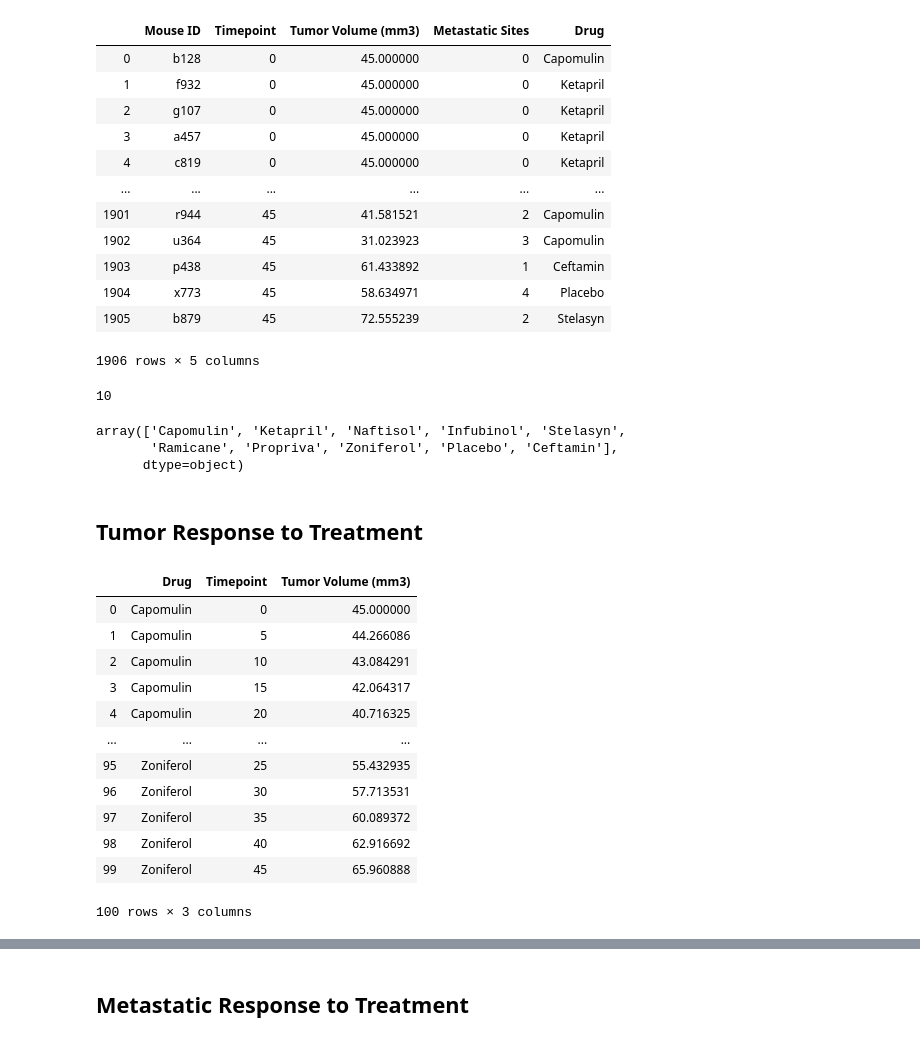
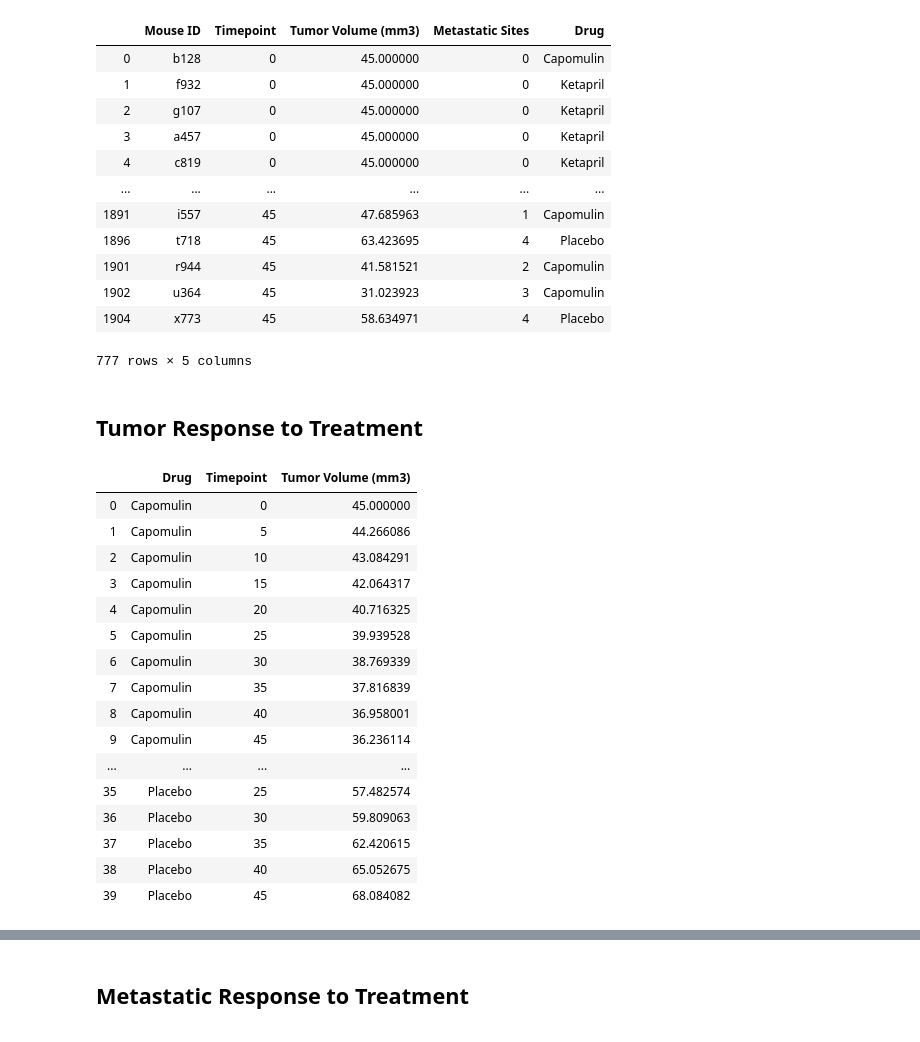
Before and after one commit to magcox5/matplotlib-challenge, a Jupyter notebook: Pymaceuticals/pymaceuticals_starter.ipynb, the cells around one changed output, grey strips where cells are left out. Drawn from its saved outputs; the diff is of its cells as text; code cells hidden in the pictures.

```diff
--- a/Pymaceuticals/pymaceuticals_starter.ipynb
+++ b/Pymaceuticals/pymaceuticals_starter.ipynb
@@ -12,7 +12,7 @@ HTML("<style>.rendered_html th {max-width: 30px;}</style>")
 import warnings
 warnings.filterwarnings('ignore')
 
-# File to Load (Remember to Change These)
+# Load Files
 mouse_drug_data_to_load = "data/mouse_drug_data.csv"
 clinical_trial_data_to_load = "data/clinicaltrial_data.csv"
 
@@ -23,8 +23,12 @@ clinical_trial_data = pd.read_csv(clinical_trial_data_to_load)
 # Combine the data into a single dataset
 drug_trial_complete = pd.merge(clinical_trial_data, mouse_drug_data, how="left", on=["Mouse ID", "Mouse ID"])
 
+# Create a subset of the dataset for 4 drugs
+drug_list = ['Capomulin', 'Infubinol', 'Ketapril', 'Placebo']
+drug_trial_subset = drug_trial_complete.loc[drug_trial_complete['Drug'].isin(drug_list)]
+
 # Display the data table for preview
-drug_trial_complete
+drug_trial_subset
 # %% [output]
 |  | Mouse ID | Timepoint | Tumor Volume (mm3) | Metastatic Sites | Drug |
 | 0 | b128 | 0 | 45.000000 | 0 | Capomulin |
@@ -33,20 +37,9 @@ drug_trial_complete
 | 3 | a457 | 0 | 45.000000 | 0 | Ketapril |
 | 4 | c819 | 0 | 45.000000 | 0 | Ketapril |
 | ... | ... | ... | ... | ... | ... |
+| 1891 | i557 | 45 | 47.685963 | 1 | Capomulin |
+| 1896 | t718 | 45 | 63.423695 | 4 | Placebo |
 | 1901 | r944 | 45 | 41.581521 | 2 | Capomulin |
 | 1902 | u364 | 45 | 31.023923 | 3 | Capomulin |
-| 1903 | p438 | 45 | 61.433892 | 1 | Ceftamin |
 | 1904 | x773 | 45 | 58.634971 | 4 | Placebo |
-| 1905 | b879 | 45 | 72.555239 | 2 | Stelasyn |
-1906 rows × 5 columns
+777 rows × 5 columns
-# %%
-# Get number of drugs
-drugs_to_test = drug_trial_complete['Drug'].unique()
-num_of_drugs = len(drugs_to_test)
-print(num_of_drugs)
-drugs_to_test
-# %% [output]
-10
-array(['Capomulin', 'Ketapril', 'Naftisol', 'Infubinol', 'Stelasyn',
-       'Ramicane', 'Propriva', 'Zoniferol', 'Placebo', 'Ceftamin'],
-      dtype=object)
@@ -54,26 +70,30 @@ array(['Capomulin', 'Ketapril', 'Naftisol', 'Infubinol', 'Stelasyn',
 ## Tumor Response to Treatment
 # %%
 # Store the Mean Tumor Volume Data Grouped by Drug and Timepoint
-mean_tumor_volume_data = drug_trial_complete.groupby(["Drug", "Timepoint"], as_index = False).agg(
+mean_tumor_volume_data = drug_trial_subset.groupby(["Drug", "Timepoint"], as_index = False).agg(
     {"Tumor Volume (mm3)": 'mean'}
 )
 # Convert to DataFrame
 
 # Preview DataFrame
 mean_tumor_volume_data
 # %% [output]
 |  | Drug | Timepoint | Tumor Volume (mm3) |
 | 0 | Capomulin | 0 | 45.000000 |
 | 1 | Capomulin | 5 | 44.266086 |
 | 2 | Capomulin | 10 | 43.084291 |
 | 3 | Capomulin | 15 | 42.064317 |
 | 4 | Capomulin | 20 | 40.716325 |
+| 5 | Capomulin | 25 | 39.939528 |
+| 6 | Capomulin | 30 | 38.769339 |
+| 7 | Capomulin | 35 | 37.816839 |
+| 8 | Capomulin | 40 | 36.958001 |
+| 9 | Capomulin | 45 | 36.236114 |
 | ... | ... | ... | ... |
-| 95 | Zoniferol | 25 | 55.432935 |
-| 96 | Zoniferol | 30 | 57.713531 |
-| 97 | Zoniferol | 35 | 60.089372 |
-| 98 | Zoniferol | 40 | 62.916692 |
-| 99 | Zoniferol | 45 | 65.960888 |
+| 35 | Placebo | 25 | 57.482574 |
+| 36 | Placebo | 30 | 59.809063 |
+| 37 | Placebo | 35 | 62.420615 |
+| 38 | Placebo | 40 | 65.052675 |
+| 39 | Placebo | 45 | 68.084082 |
-100 rows × 3 columns
 # %%
 # Store the Standard Error of Tumor Volumes Grouped by Drug and Timepoint
```
Also changed, not shown: parts of 21 cells of this notebook.
